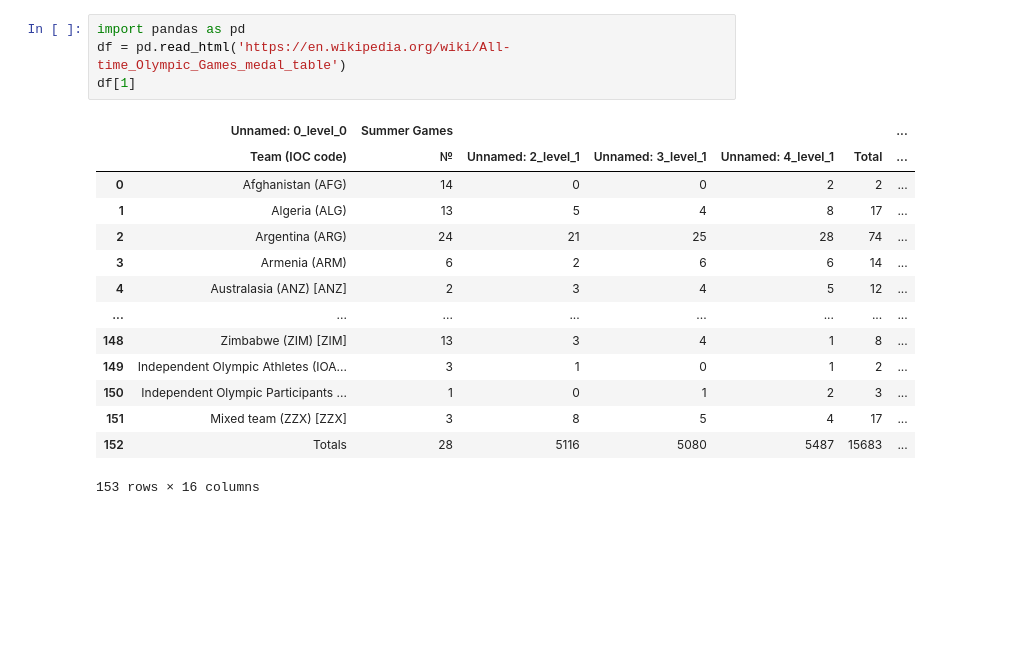
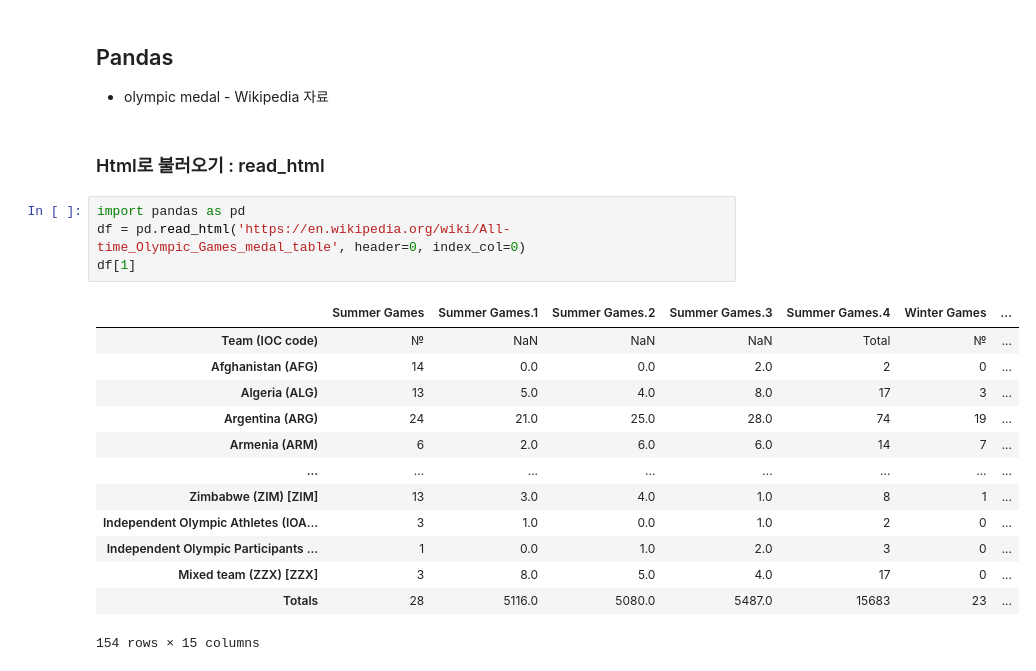
Before and after one commit to dayeonyang0324/data_analysis, a Jupyter notebook: 4.Numpy&Pandas/exercise4_pandas.ipynb, the cells around one changed output. Cells and saved outputs as stored; diff of their text form; blank space fills up the shorter version.

```diff
--- a/4.Numpy&Pandas/exercise4_pandas.ipynb
+++ b/4.Numpy&Pandas/exercise4_pandas.ipynb
@@ -1,19 +1,23 @@
+# %% [markdown]
+## Pandas
+- olympic medal - Wikipedia 자료
+# %% [markdown]
+### Html로 불러오기 : read_html
 # %%
 import pandas as pd
-df = pd.read_html('https://en.wikipedia.org/wiki/All-time_Olympic_Games_medal_table')
+df = pd.read_html('https://en.wikipedia.org/wiki/All-time_Olympic_Games_medal_table', header=0, index_col=0)
 df[1]
 # %% [output]
-|  | Unnamed: 0_level_0 | Summer Games |  |  |  |  | ... |
-|  | Team (IOC code) | № | Unnamed: 2_level_1 | Unnamed: 3_level_1 | Unnamed: 4_level_1 | Total | ... |
-| 0 | Afghanistan (AFG) | 14 | 0 | 0 | 2 | 2 | ... |
-| 1 | Algeria (ALG) | 13 | 5 | 4 | 8 | 17 | ... |
-| 2 | Argentina (ARG) | 24 | 21 | 25 | 28 | 74 | ... |
-| 3 | Armenia (ARM) | 6 | 2 | 6 | 6 | 14 | ... |
-| 4 | Australasia (ANZ) [ANZ] | 2 | 3 | 4 | 5 | 12 | ... |
+|  | Summer Games | Summer Games.1 | Summer Games.2 | Summer Games.3 | Summer Games.4 | Winter Games | ... |
+| Team (IOC code) | № | NaN | NaN | NaN | Total | № | ... |
+| Afghanistan (AFG) | 14 | 0.0 | 0.0 | 2.0 | 2 | 0 | ... |
+| Algeria (ALG) | 13 | 5.0 | 4.0 | 8.0 | 17 | 3 | ... |
+| Argentina (ARG) | 24 | 21.0 | 25.0 | 28.0 | 74 | 19 | ... |
+| Armenia (ARM) | 6 | 2.0 | 6.0 | 6.0 | 14 | 7 | ... |
 | ... | ... | ... | ... | ... | ... | ... | ... |
-| 148 | Zimbabwe (ZIM) [ZIM] | 13 | 3 | 4 | 1 | 8 | ... |
-| 149 | Independent Olympic Athletes (IOA... | 3 | 1 | 0 | 1 | 2 | ... |
-| 150 | Independent Olympic Participants ... | 1 | 0 | 1 | 2 | 3 | ... |
-| 151 | Mixed team (ZZX) [ZZX] | 3 | 8 | 5 | 4 | 17 | ... |
-| 152 | Totals | 28 | 5116 | 5080 | 5487 | 15683 | ... |
+| Zimbabwe (ZIM) [ZIM] | 13 | 3.0 | 4.0 | 1.0 | 8 | 1 | ... |
+| Independent Olympic Athletes (IOA... | 3 | 1.0 | 0.0 | 1.0 | 2 | 0 | ... |
+| Independent Olympic Participants ... | 1 | 0.0 | 1.0 | 2.0 | 3 | 0 | ... |
+| Mixed team (ZZX) [ZZX] | 3 | 8.0 | 5.0 | 4.0 | 17 | 0 | ... |
+| Totals | 28 | 5116.0 | 5080.0 | 5487.0 | 15683 | 23 | ... |
-153 rows × 16 columns
+154 rows × 15 columns
```
Also changed, not shown: parts of 19 cells of this notebook, 7 other files.
